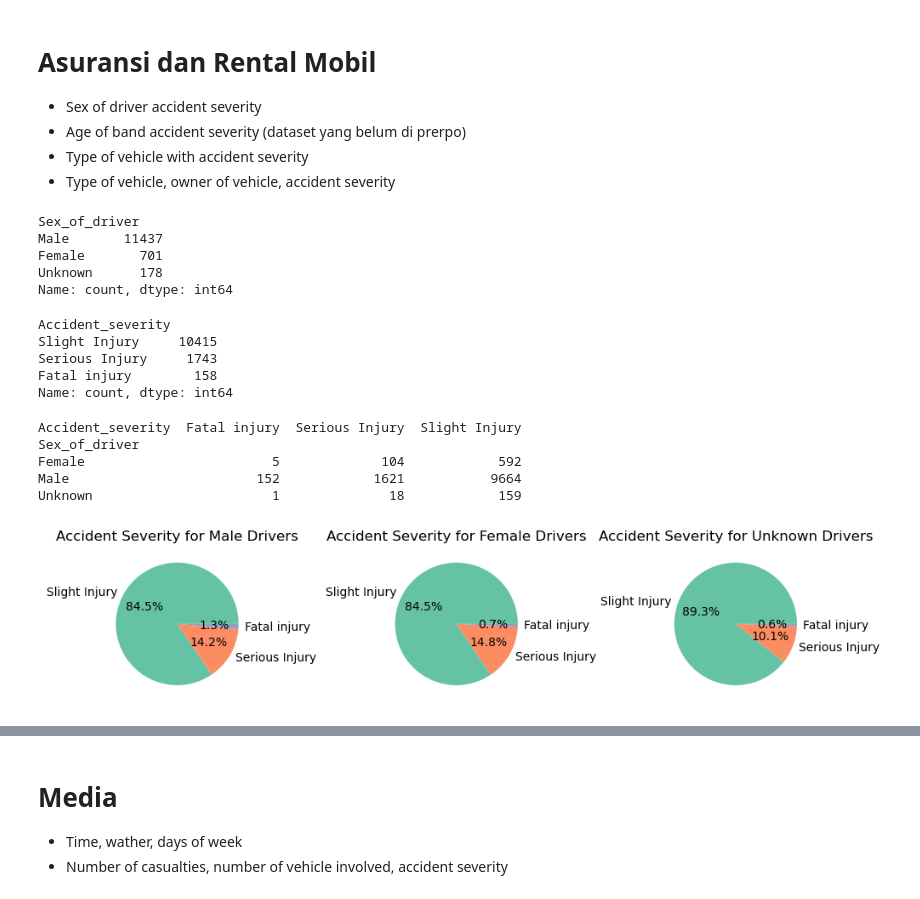
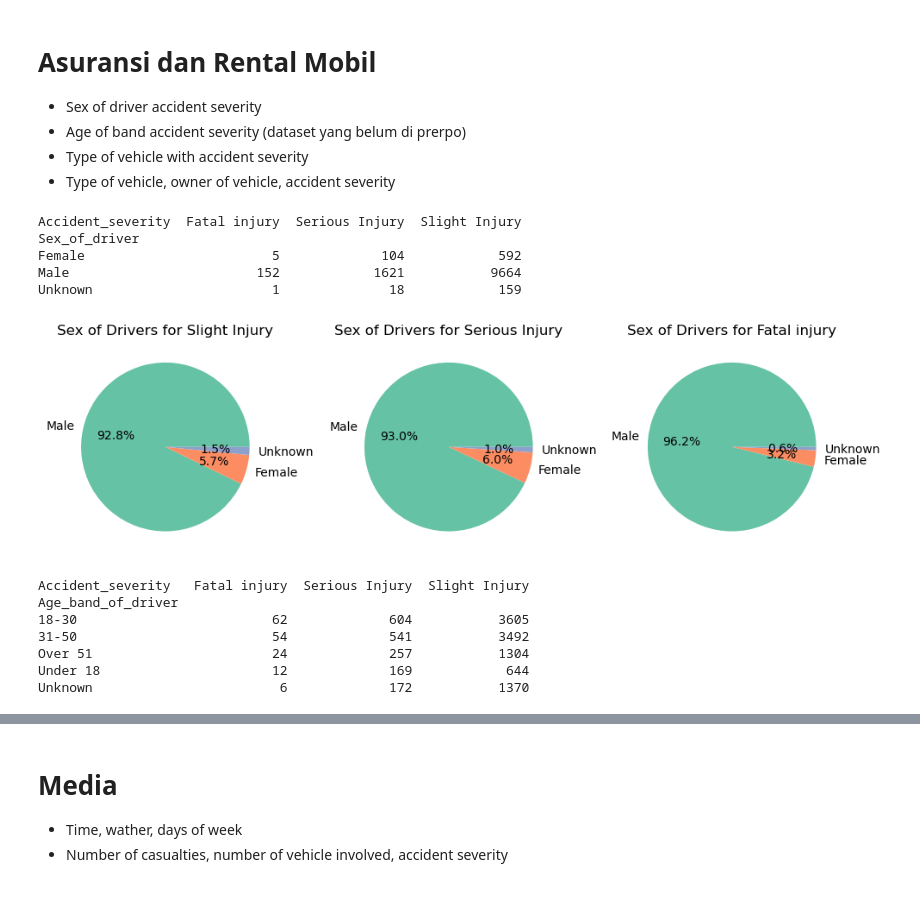
Before and after one commit to ahmadnafi30/3-AhmadNafiMubarok_OrieAbyanMaulana, a Jupyter notebook: code/visual.ipynb, the cells around one changed output, grey strips where cells are left out. Cells and saved outputs as stored; diff of their text form; code cells hidden in the pictures.

Commit message:
renew preprocessing_vO.ipynb n visual.ipynb

```diff
--- a/code/visual.ipynb
+++ b/code/visual.ipynb
@@ -5,5 +6,5 @@ import pandas as pd
 # %%
-df = pd.read_csv('../datasets/cleanedfix.csv')
+df = pd.read_csv('../datasets/cleanedfix_banget.csv')
 # %%
 df.iloc[:,0:5]
 # %% [output]
@@ -107,20 +155,4 @@ plt.show()
 - Age of band accident severity (dataset yang belum di prerpo)
 - Type of vehicle with accident severity
 - Type of vehicle, owner of vehicle, accident severity
-# %%
-df['Sex_of_driver'].value_counts()
-# %% [output]
-Sex_of_driver
-Male       11437
-Female       701
-Unknown      178
-Name: count, dtype: int64
-# %%
-df['Accident_severity'].value_counts()
-# %% [output]
-Accident_severity
-Slight Injury     10415
-Serious Injury     1743
-Fatal injury        158
-Name: count, dtype: int64
 # %%
@@ -137,26 +166,37 @@ Male                        152            1621           9664
 Unknown                       1              18            159
 # %%
 # Dapatkan kategori unik dari 'Sex_of_driver'
-sex_categories = df['Sex_of_driver'].unique()
+accident_severity_categories = df['Accident_severity'].unique()
 
 # Buat figure dengan jumlah subplot sesuai jumlah kategori jenis kelamin
-fig, axes = plt.subplots(1, len(sex_categories), figsize=(10, 5))
+fig, axes = plt.subplots(1, len(accident_severity_categories), figsize=(10, 5))
 
 # Jika hanya ada satu kategori jenis kelamin, buat list axes
-if len(sex_categories) == 1:
+if len(accident_severity_categories) == 1:
     axes = [axes]
 
 # Iterasi untuk setiap kategori jenis kelamin dan buat pie chart
-for i, sex in enumerate(sex_categories):
-    subset = df[df['Sex_of_driver'] == sex]  # Ambil data hanya untuk jenis kelamin tertentu
-    severity_counts = subset['Accident_severity'].value_counts()  # Hitung jumlah kecelakaan per kategori keparahan
+for i, severity in enumerate(accident_severity_categories):
+    subset = df[df['Accident_severity'] == severity]  # Ambil data hanya untuk jenis kelamin tertentu
+    sex_count = subset['Sex_of_driver'].value_counts()  # Hitung jumlah kecelakaan per kategori keparahan
 
-    axes[i].pie(severity_counts, labels=severity_counts.index, autopct='%1.1f%%', colors=plt.cm.Set2.colors)
-    axes[i].set_title(f'Accident Severity for {sex} Drivers')
+    axes[i].pie(sex_count, labels=sex_count.index, autopct='%1.1f%%', colors=plt.cm.Set2.colors)
+    axes[i].set_title(f'Sex of Drivers for {severity}')
 
 plt.tight_layout()
 plt.show()
 # %% [output]
-[figure, old version]
+[figure, new version]
+# %%
+pivot_df = df.groupby(['Age_band_of_driver', 'Accident_severity']).size().unstack(fill_value=0)
+print(pivot_df)
+# %% [output]
+Accident_severity   Fatal injury  Serious Injury  Slight Injury
+Age_band_of_driver
+18-30                         62             604           3605
+31-50                         54             541           3492
+Over 51                       24             257           1304
+Under 18                      12             169            644
+Unknown                        6             172           1370
 # %%
 plt.figure(figsize=(8, 6))
```
Also changed, not shown: parts of 13 cells of this notebook, 2 other files.
